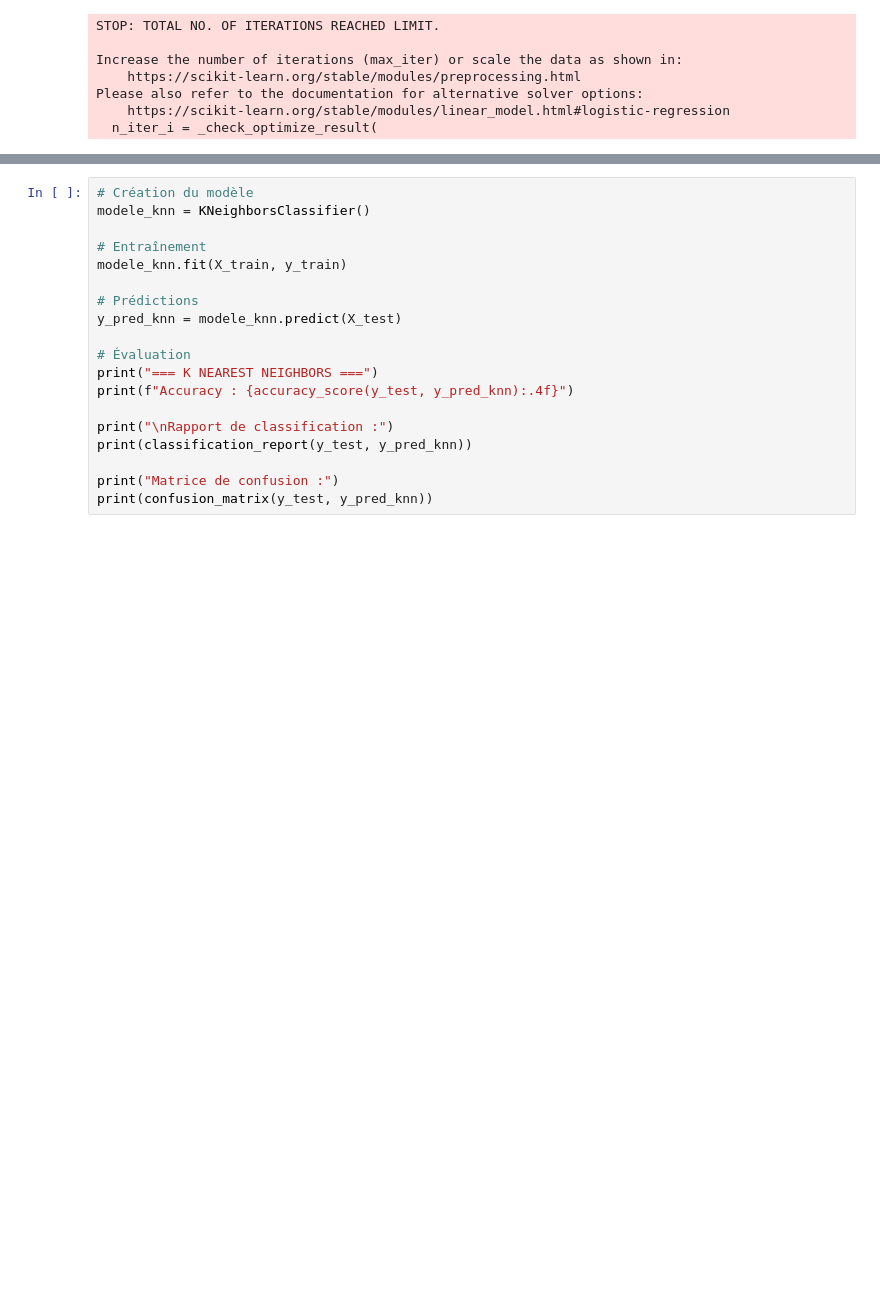
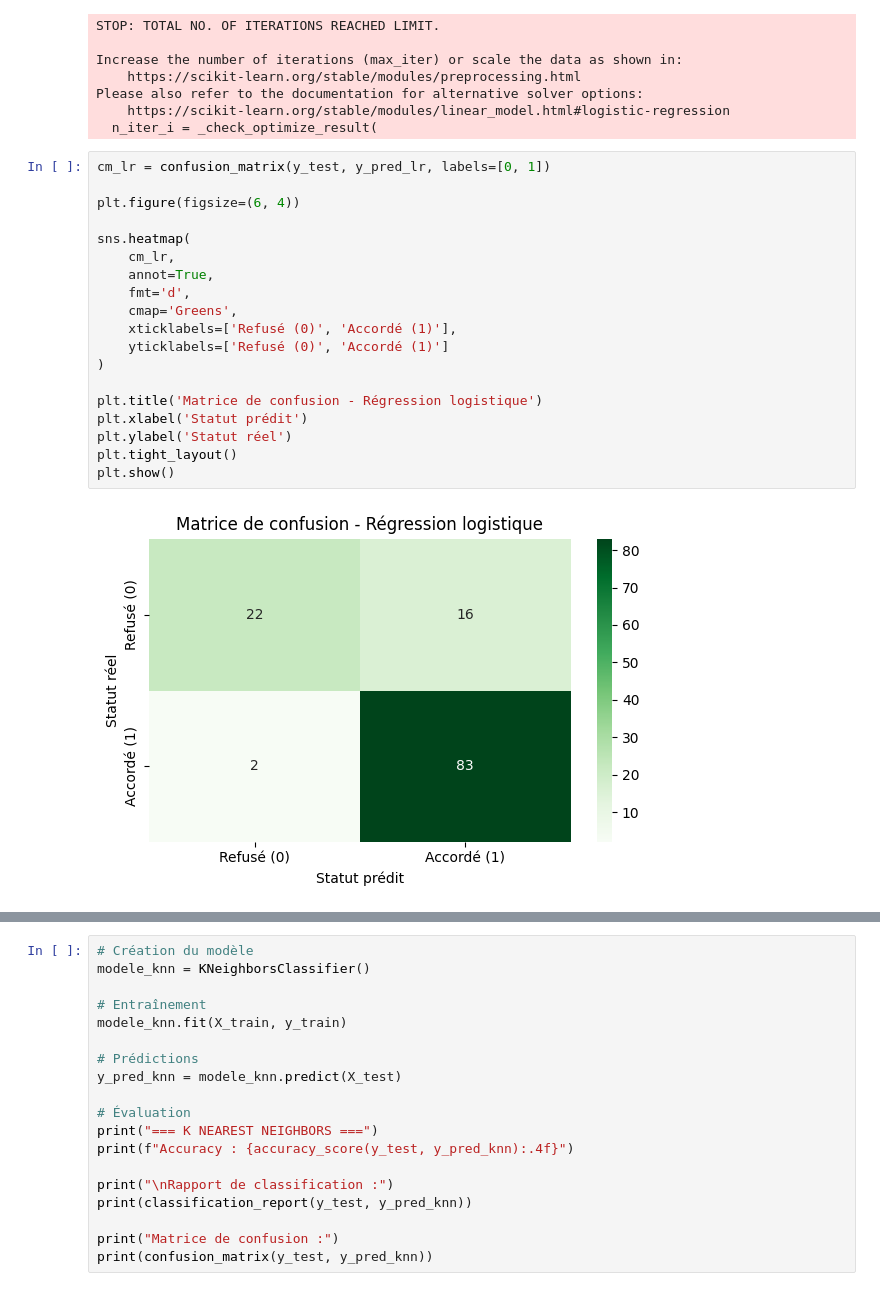
Before and after one commit to Mohamed-236/DataScienceBankProject, a Jupyter notebook: YoutubeBankProject.ipynb, the cells around one changed output, grey strips where cells are left out. Cells and saved outputs as stored; diff of their text form; blank space fills up the shorter version.

```diff
--- a/YoutubeBankProject.ipynb
+++ b/YoutubeBankProject.ipynb
@@ -658,3 +658,24 @@ Increase the number of iterations (max_iter) or scale the data as shown in:
 Please also refer to the documentation for alternative solver options:
     https://scikit-learn.org/stable/modules/linear_model.html#logistic-regression
   n_iter_i = _check_optimize_result(
+# %%
+cm_lr = confusion_matrix(y_test, y_pred_lr, labels=[0, 1])
+
+plt.figure(figsize=(6, 4))
+
+sns.heatmap(
+    cm_lr,
+    annot=True,
+    fmt='d',
+    cmap='Greens',
+    xticklabels=['Refusé (0)', 'Accordé (1)'],
+    yticklabels=['Refusé (0)', 'Accordé (1)']
+)
+
+plt.title('Matrice de confusion - Régression logistique')
+plt.xlabel('Statut prédit')
+plt.ylabel('Statut réel')
+plt.tight_layout()
+plt.show()
+# %% [output]
+[figure, added]
```
Also changed, not shown: parts of 8 cells of this notebook.
